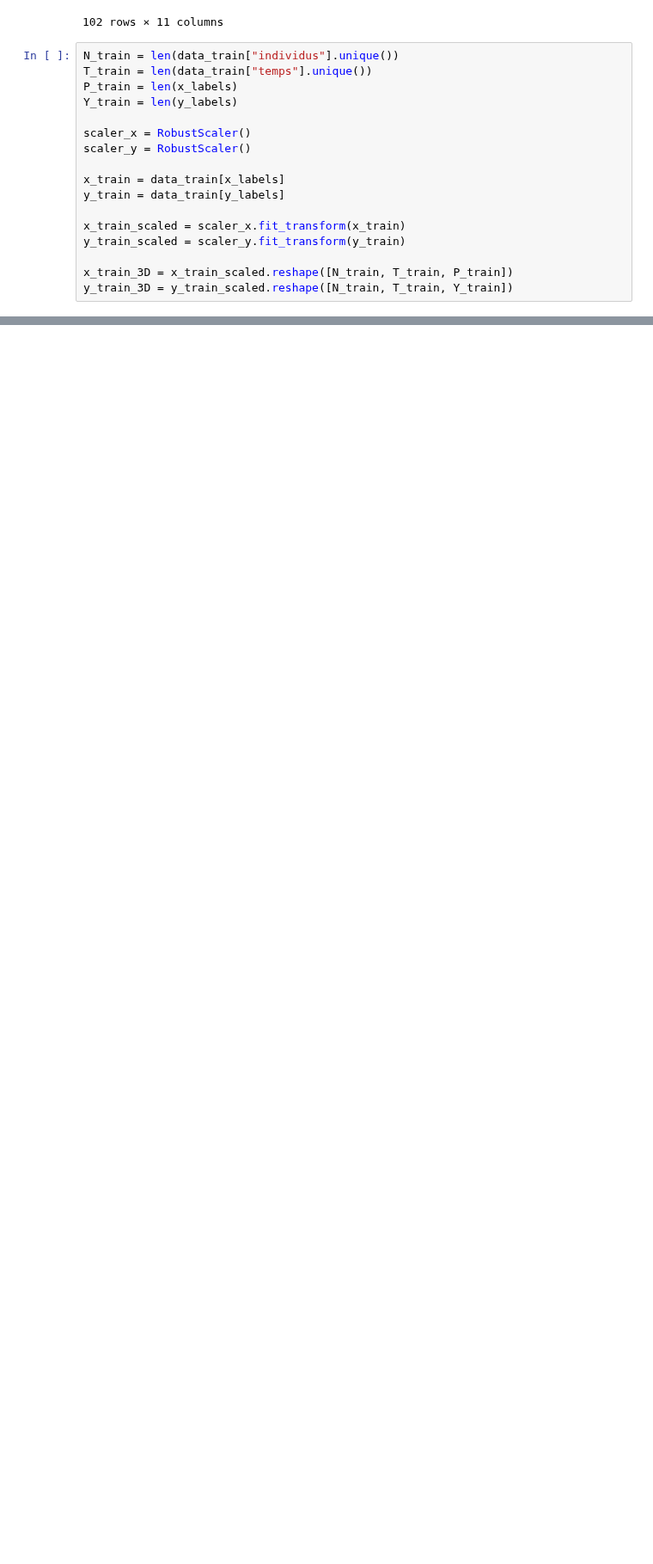
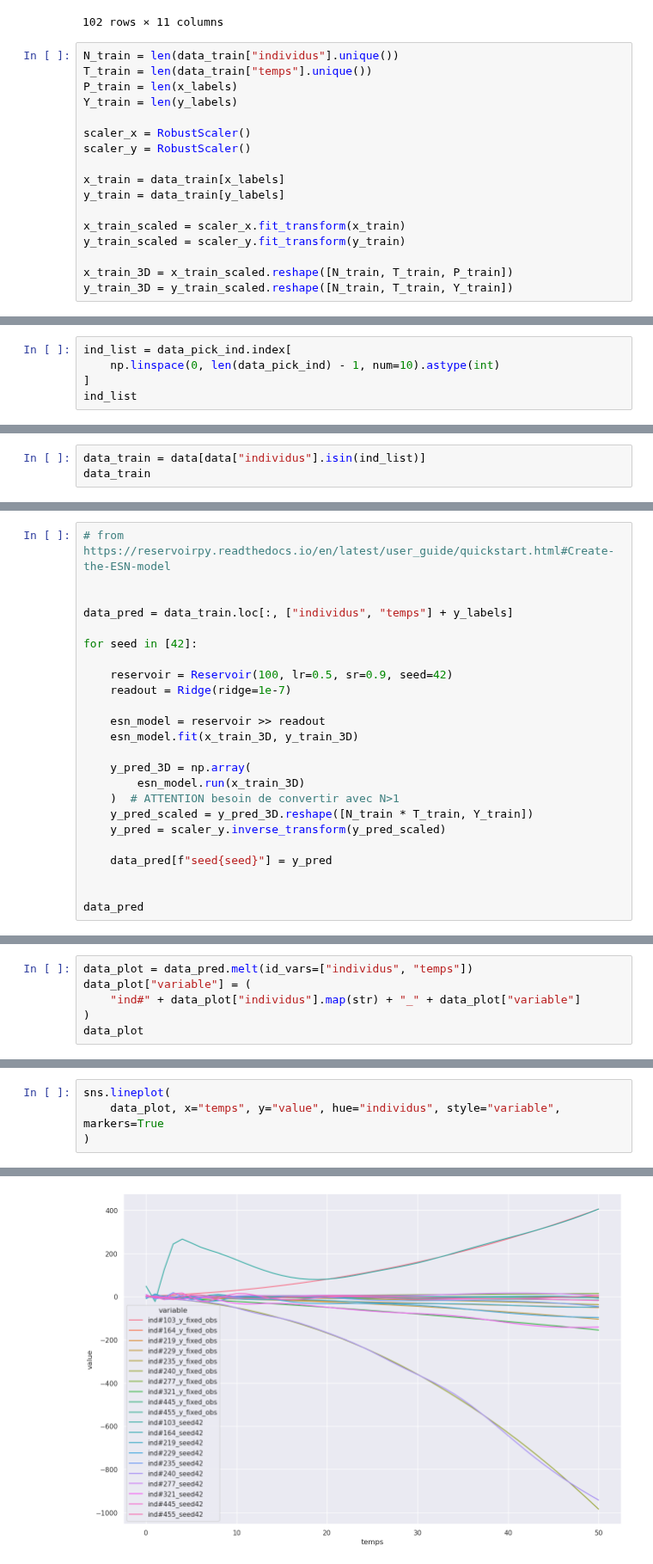
Before and after one commit to FrankwaP/subSISTM, a Jupyter notebook: models/reservoirs-synthetic_bph/00_basic_reservoir_test.ipynb, the cells around one changed output, grey strips where cells are left out. Shown at 86% size. Drawn from its saved outputs; the diff is of its cells as text; blank space fills up the shorter version.

```diff
--- a/models/reservoirs-synthetic_bph/00_basic_reservoir_test.ipynb
+++ b/models/reservoirs-synthetic_bph/00_basic_reservoir_test.ipynb
@@ -290,0 +314,5 @@ sns.lineplot(data_plot, x="temps", y="value", hue="variable")
+# %%
+ind_list = data_pick_ind.index[
+    np.linspace(0, len(data_pick_ind) - 1, num=10).astype(int)
+]
+ind_list
@@ -290,0 +321,3 @@ sns.lineplot(data_plot, x="temps", y="value", hue="variable")
+# %%
+data_train = data[data["individus"].isin(ind_list)]
+data_train
@@ -290,0 +355,24 @@ sns.lineplot(data_plot, x="temps", y="value", hue="variable")
+# %%
+# from https://reservoirpy.readthedocs.io/en/latest/user_guide/quickstart.html#Create-the-ESN-model
+
+
+data_pred = data_train.loc[:, ["individus", "temps"] + y_labels]
+
+for seed in [42]:
+
+    reservoir = Reservoir(100, lr=0.5, sr=0.9, seed=42)
+    readout = Ridge(ridge=1e-7)
+
+    esn_model = reservoir >> readout
+    esn_model.fit(x_train_3D, y_train_3D)
+
+    y_pred_3D = np.array(
+        esn_model.run(x_train_3D)
+    )  # ATTENTION besoin de convertir avec N>1
+    y_pred_scaled = y_pred_3D.reshape([N_train * T_train, Y_train])
+    y_pred = scaler_y.inverse_transform(y_pred_scaled)
+
+    data_pred[f"seed{seed}"] = y_pred
+
+
+data_pred
@@ -290,0 +393,6 @@ sns.lineplot(data_plot, x="temps", y="value", hue="variable")
+# %%
+data_plot = data_pred.melt(id_vars=["individus", "temps"])
+data_plot["variable"] = (
+    "ind#" + data_plot["individus"].map(str) + "_" + data_plot["variable"]
+)
+data_plot
@@ -290,0 +413,5 @@ sns.lineplot(data_plot, x="temps", y="value", hue="variable")
+# %%
+sns.lineplot(
+    data_plot, x="temps", y="value", hue="individus", style="variable", markers=True
+)
+# %% [output]
@@ -290,0 +419 @@ sns.lineplot(data_plot, x="temps", y="value", hue="variable")
+[figure, added]
```
Also changed, not shown: parts of 16 cells of this notebook, 1 other file.
